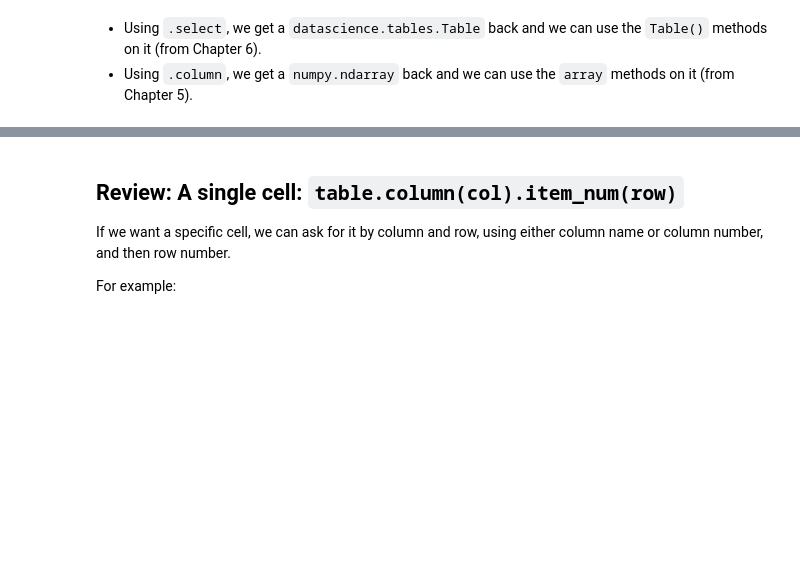
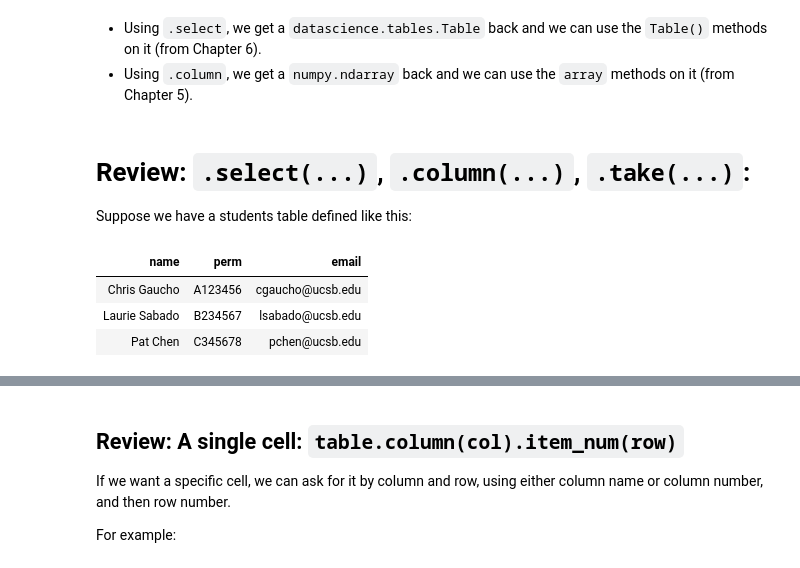
Before and after one commit to ucsb-ds/cmpsc5a-f25-students, a Jupyter notebook: lectures/lecture06.ipynb, the cells around one changed output, grey strips where cells are left out. Cells and saved outputs as stored; diff of their text form; code cells hidden in the pictures; blank space fills up the shorter version.

```diff
--- a/lectures/lecture06.ipynb
+++ b/lectures/lecture06.ipynb
@@ -352,3 +256,20 @@ numpy.ndarray
 # %% [markdown]
 * Using `.select`, we get a `datascience.tables.Table` back and we can use the `Table()` methods on it (from Chapter 6).
 * Using `.column`, we get a `numpy.ndarray` back and we can use the `array` methods on it (from Chapter 5).
+# %% [markdown]
+# Review: `.select(...)`, `.column(...)`, `.take(...)`:
+
+Suppose we have a students table defined like this:
+# %%
+students = Table().with_columns(
+    "name",make_array("Chris Gaucho","Laurie Sabado","Pat Chen"),
+    "perm",make_array("A123456","B234567","C345678"),
+    "email",make_array("cgaucho@ucsb.edu","lsabado@ucsb.edu","pchen@ucsb.edu")
+)
+# %%
+students
+# %% [output]
+| name | perm | email |
+| Chris Gaucho | A123456 | cgaucho@ucsb.edu |
+| Laurie Sabado | B234567 | lsabado@ucsb.edu |
+| Pat Chen | C345678 | pchen@ucsb.edu |
```
Also changed, not shown: parts of 126 cells of this notebook.
